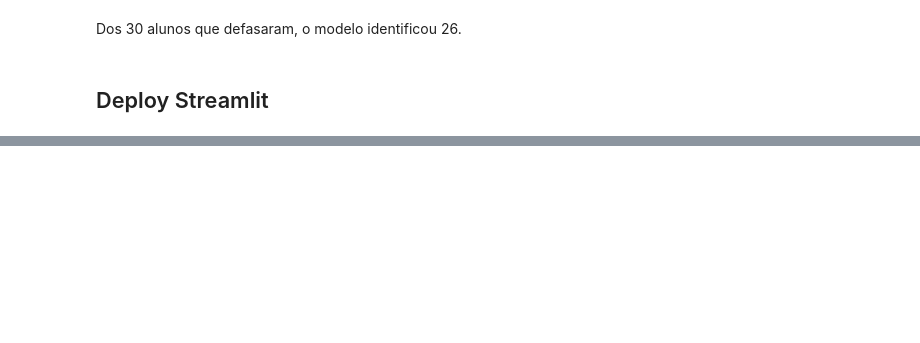
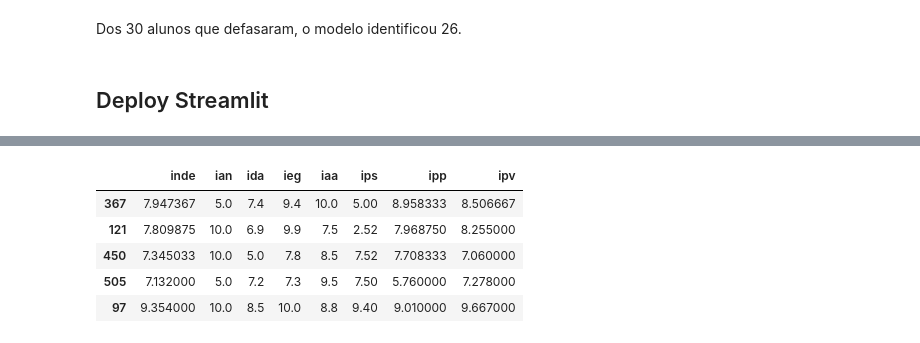
Before and after one commit to victoria-menezes/fiap-data-analytics-DATATHON, a Jupyter notebook: notebook.ipynb, the cells around one changed output, grey strips where cells are left out. Drawn from its saved outputs; the diff is of its cells as text; code cells hidden in the pictures; blank space fills up the shorter version.

```diff
--- a/notebook.ipynb
+++ b/notebook.ipynb
@@ -3151,0 +3165,3 @@ Dos 30 alunos que defasaram, o modelo identificou 26.
+# %%
+select = df_long['defasará'] == False
+df_test = df_long[select].sample(5, random_state=SEED)
@@ -3151,0 +3177,9 @@ Dos 30 alunos que defasaram, o modelo identificou 26.
+# %%
+df_test[['inde', 'ian', 'ida', 'ieg', 'iaa', 'ips', 'ipp', 'ipv']]
+# %% [output]
+|  | inde | ian | ida | ieg | iaa | ips | ipp | ipv |
+| 367 | 7.947367 | 5.0 | 7.4 | 9.4 | 10.0 | 5.00 | 8.958333 | 8.506667 |
+| 121 | 7.809875 | 10.0 | 6.9 | 9.9 | 7.5 | 2.52 | 7.968750 | 8.255000 |
+| 450 | 7.345033 | 10.0 | 5.0 | 7.8 | 8.5 | 7.52 | 7.708333 | 7.060000 |
+| 505 | 7.132000 | 5.0 | 7.2 | 7.3 | 9.5 | 7.50 | 5.760000 | 7.278000 |
+| 97 | 9.354000 | 10.0 | 8.5 | 10.0 | 8.8 | 9.40 | 9.010000 | 9.667000 |
```
Also changed, not shown: parts of 31 cells of this notebook, 6 other files.
